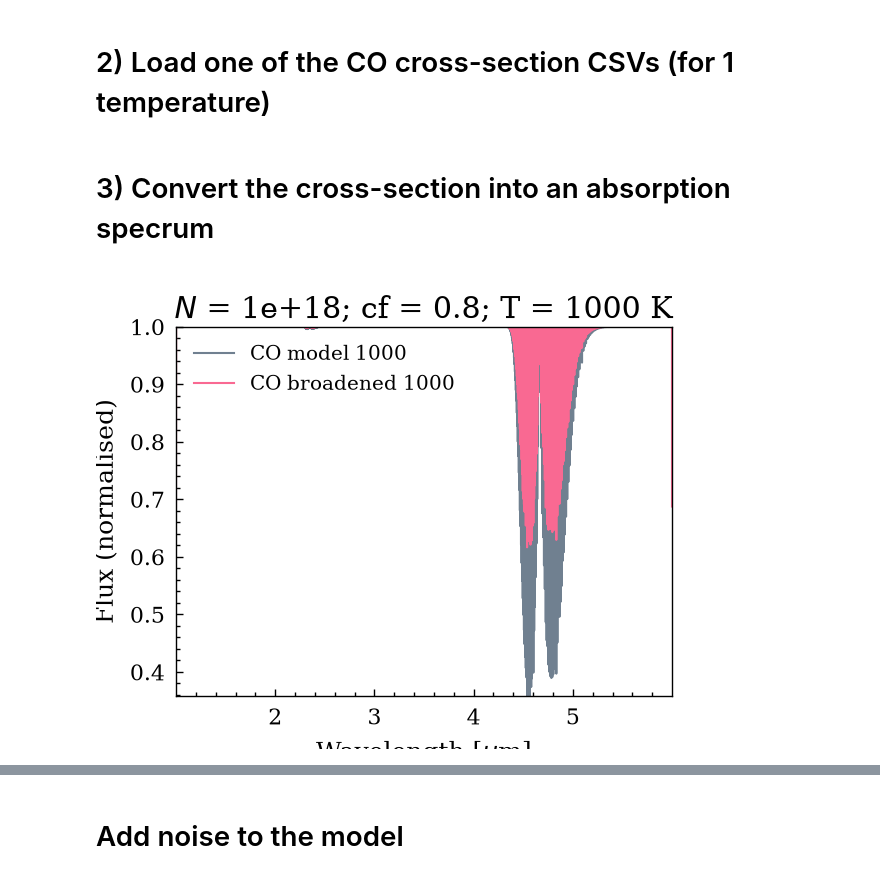
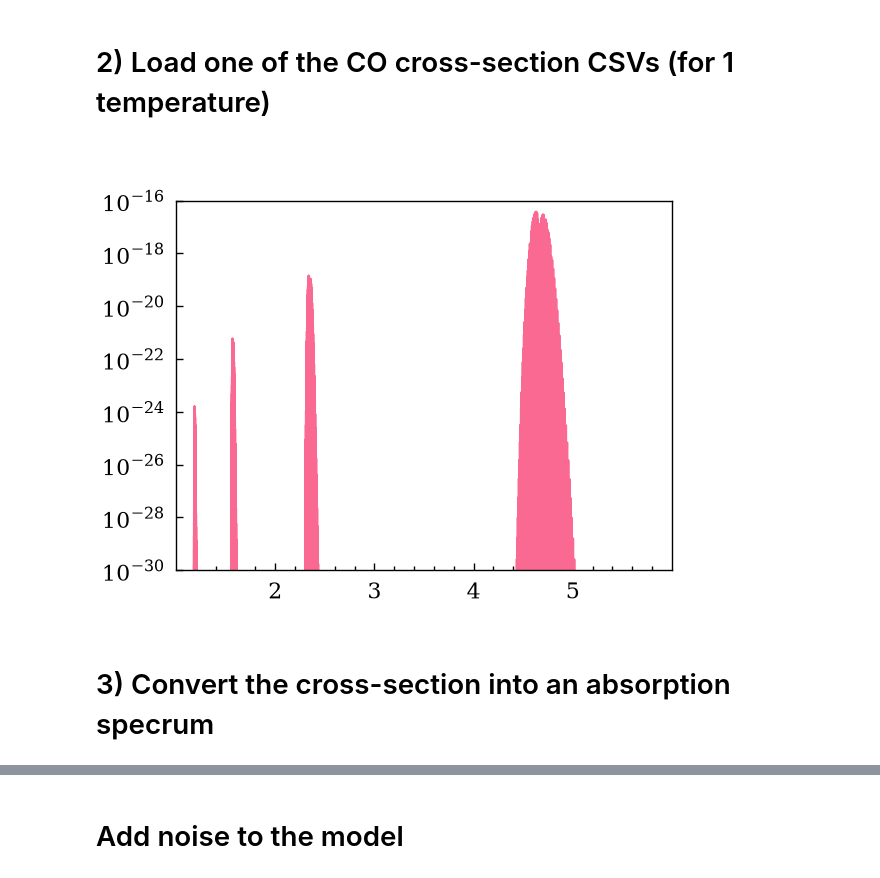
Before and after one commit to allsmurph/Exocomets-Pymolfit, a Jupyter notebook: load_files_for_ccf_new.ipynb, the cells around one changed output, grey strips where cells are left out. Drawn from its saved outputs; the diff is of its cells as text; code cells hidden in the pictures.

```diff
--- a/load_files_for_ccf_new.ipynb
+++ b/load_files_for_ccf_new.ipynb
@@ -69,7 +72,7 @@ The median SNR is 47.47
 # temperature = int(model_file.stem.split('T')[1].replace('K', ''))
 
 #model_files = [f'/home/alst3712/exocomet_project/Opacity_spectra/data/processed/CO_T{t}K.csv' for t in temperatures]
-allowed_temps = [10, 100, 300, 400, 1000]
+allowed_temps = [10, 100, 400, 1000]
 
 def load_co_model(temp):
         """
@@ -87,7 +90,7 @@ def load_co_model(temp):
         if temp not in allowed_temps:
                 raise ValueError(f"temp must be one of {allowed_temps} K.")
 
-        model_file = f'/home/alst3712/exocomet_project/Opacity_spectra/data/processed/CO_T{temp}K.csv'
+        model_file = f'/home/alst3712/exocomet_project/Opacity_spectra/high_res_data/CO_T{temp}K.csv'
         co_model = pd.read_csv(model_file)
 
         cross_section = co_model['cross_section_cm2_molecule'].to_numpy()
@@ -109,9 +112,14 @@ def load_co_model(temp):
 
         return model_wavelength, cross_section
 # %%
+plt.close('all')
 wvl, crs = load_co_model(100)
 plt.plot(wvl, crs)
 plt.yscale('log')
+plt.ylim(1e-30, 1e-16)
+plt.show()
+# %% [output]
+[figure, added]
 # %% [markdown]
 # 3) Convert the cross-section into an absorption specrum
 # %%
@@ -153,45 +161,21 @@ def make_co_template(temp, column_density, c_f):
 
 
     # use py astronomy to get intrumental broadening
-    broadened = instrBroadGaussFast(model_wavelength, flux, resolution=10000, equid=True)
+    broadened = instrBroadGaussFast(model_wavelength, flux, resolution=100000, equid=True)
 
     return absorption, transmission, broadened
 
 
-Ns = 1e15, 1e16, 1e17, 1e18
+Ns = 1e16, 1e17, 1e18
 cfs = [0.3, 0.6, 0.9]
 
 for T, N, cf in product(allowed_temps, Ns, cfs):
 
     model_wavelength, _ = load_co_model(T)
-    _, _, broadened_model_flux = make_co_template(T, N, cf)
-    example_model_df = pd.DataFrame({'wavelength':model_wavelength*1000, 'flux':broadened_model_flux,})
-    output_file = Path(f'Opacity_spectra/CO_absorptions/CO_model_{T}K_{N:.0e}_{cf}cf.csv')
-    if output_file.exists():
-        continue
-    else:
-        example_model_df.to_csv(output_file)
-
-# save for a range of column densities and cover fractions (and eventually temperatures by changing the model file)
-
-column_density = 1e18
-
-cover_fraction = 0.8
-temp = 1000
-abs, trans, broad = make_co_template(temp, column_density, cover_fraction)
-model_wavelength, _ = load_co_model(temp)
-
-
-fig, ax = plt.subplots()
-plt.plot(model_wavelength, trans, c='slategrey', label='CO model 1000 ')
-plt.plot(model_wavelength, broad, label='CO broadened 1000 ')
-#plt.xlim(4.5, 4.52)
-ax.ticklabel_format(useOffset=False)
-#plt.ylim(0.999999, 1)
-plt.ylabel('Flux (normalised)')
-plt.xlabel(r'Wavelength [$\mu$m]')
-plt.title(f'$N$ = {column_density:.0e}; cf = {cover_fraction}; T = {temp} K')
-plt.legend()
-plt.show()
+    _, model_transmission, broadened_model_flux = make_co_template(T, N, cf)
+    example_model_df = pd.DataFrame({'wavelength':model_wavelength*1000, 'flux':model_transmission,})
+    output_file = Path(f'Opacity_spectra/CO_absorptions/CO_model_{T}K_{N:.0e}_{cf}cf_nobroadening.csv')
+    # if output_file.exists():
+    #     continue
+    #else:
+    example_model_df.to_csv(output_file)
-# %% [output]
-[figure, removed]
```
Also changed, not shown: parts of 3 cells of this notebook, 4 other files.
